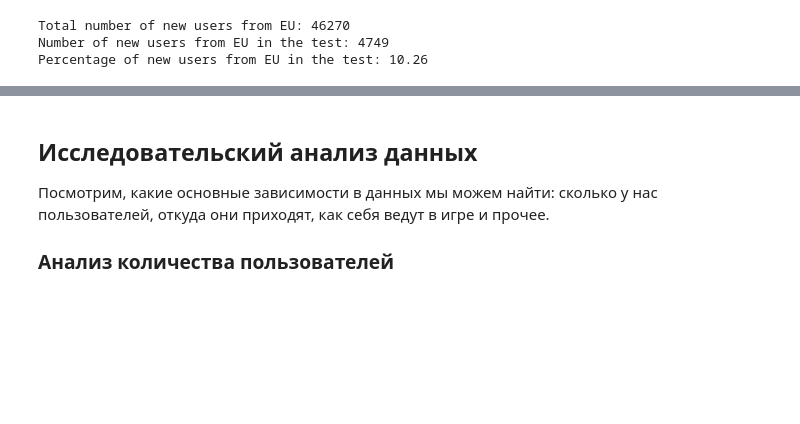
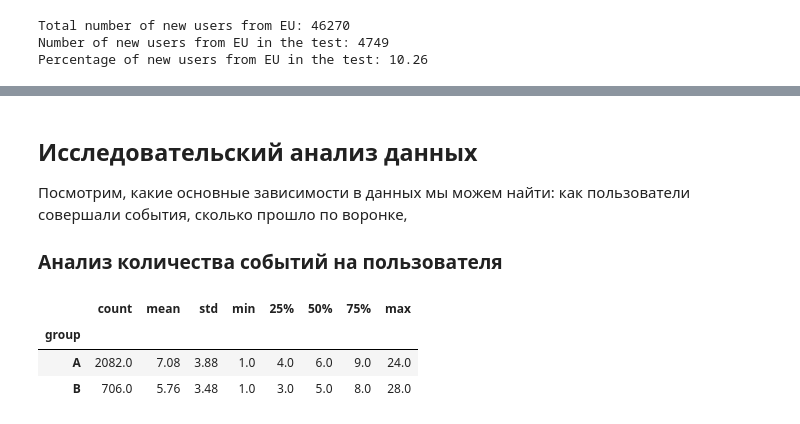
Before and after one commit to mskhmelik/prj_ab_test, a Jupyter notebook: prj_ab_test.ipynb, the cells around one changed output, grey strips where cells are left out. Cells and saved outputs as stored; diff of their text form; code cells hidden in the pictures; blank space fills up the shorter version.

Commit message:
modified:   prj_ab_test.ipynb added:      started explarotary analysis

```diff
--- a/prj_ab_test.ipynb
+++ b/prj_ab_test.ipynb
@@ -350,6 +341,49 @@ Percentage of new users from EU in the test: 10.26
 # %% [markdown]
 ## Исследовательский анализ данных
 
-Посмотрим, какие основные зависимости в данных мы можем найти: сколько у нас пользователей, откуда они приходят, как себя ведут в игре и прочее.
+Посмотрим, какие основные зависимости в данных мы можем найти: как пользователи совершали события, сколько прошло по воронке,
 
-### Анализ количества пользователей
+### Анализ количества событий на пользователя
+# %%
+df_temp = (
+    pd.pivot_table(
+        data=df_summary,
+        index=['user_id', 'group'],
+        values='event_name',
+        aggfunc='count'
+    )
+    .reset_index()
+    .rename(columns={'event_name': 'event_count'})
+    .rename_axis('index', axis=1)
+)
+
+fig = px.violin(
+    df_temp,
+    y='group',
+    x='event_count',
+    color='group',
+    # spanmode='hard',
+    title='Number of events per user depending on the test group',
+    labels=dict(group='Test group', event_count='Events per user, #'),
+    width=FIG_WIDTH * 100,
+    height=FIG_HEIGHT * 100,
+    template='plotly_white',
+)
+fig.update_traces(showlegend=False)
+fig.show()
+
+display(
+    round(
+        df_temp
+        .pivot_table(index='user_id', columns='group')
+        .reset_index()
+        .droplevel(level=0, axis=1)
+        .describe()
+        .T
+    , 2)
+)
+# %% [output]
+|  | count | mean | std | min | 25% | 50% | 75% | max |
+| group |  |  |  |  |  |  |  |  |
+| A | 2082.0 | 7.08 | 3.88 | 1.0 | 4.0 | 6.0 | 9.0 | 24.0 |
+| B | 706.0 | 5.76 | 3.48 | 1.0 | 3.0 | 5.0 | 8.0 | 28.0 |
```
Also changed, not shown: parts of 5 cells of this notebook.
